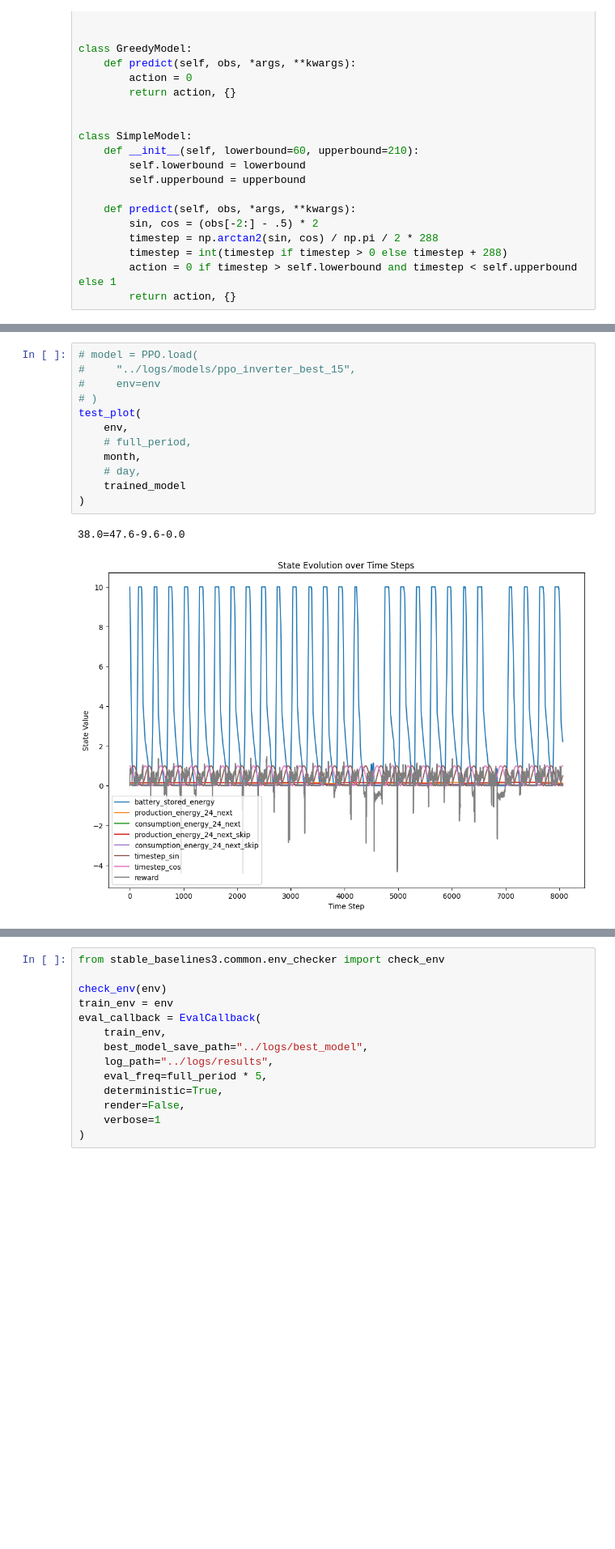
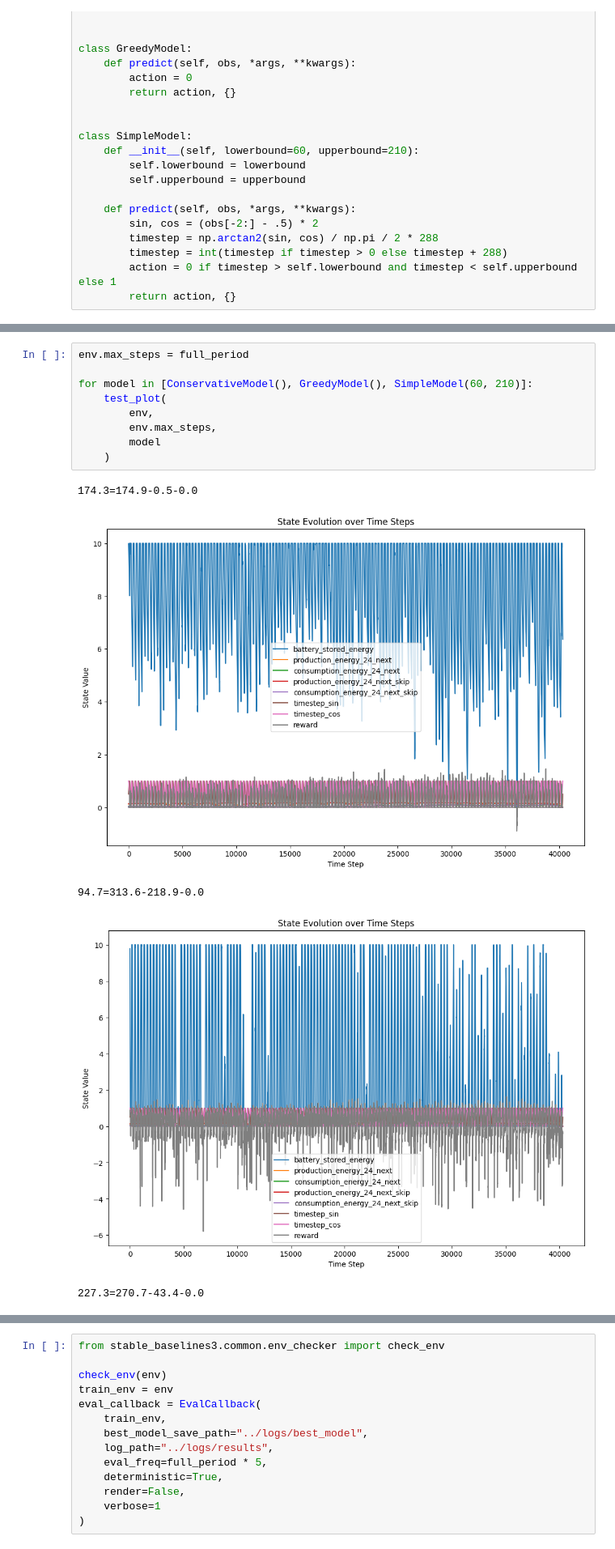
Before and after one commit to EmaR97/EnergyManagementRL, a Jupyter notebook: notebooks/02_model_training.ipynb, the cells around one changed output, grey strips where cells are left out. Shown at 81% size. Cells and saved outputs as stored; diff of their text form; blank space fills up the shorter version.

Commit message:
simple normalization

```diff
--- a/notebooks/02_model_training.ipynb
+++ b/notebooks/02_model_training.ipynb
@@ -159,15 +145,15 @@ test_plot(
-# %%
-# model = PPO.load(
-#     "../logs/models/ppo_inverter_best_15",
-#     env=env
-# )
-test_plot(
-    env,
-    # full_period,
-    month,
-    # day,
-    trained_model
-)
-# %% [output]
-38.0=47.6-9.6-0.0
-[figure, removed]
+# %%
+env.max_steps = full_period
+
+for model in [ConservativeModel(), GreedyModel(), SimpleModel(60, 210)]:
+    test_plot(
+        env,
+        env.max_steps,
+        model
+    )
+# %% [output]
+174.3=174.9-0.5-0.0
+[figure, added]
+94.7=313.6-218.9-0.0
+[figure, added]
+227.3=270.7-43.4-0.0
```
Also changed, not shown: parts of 6 cells of this notebook.
